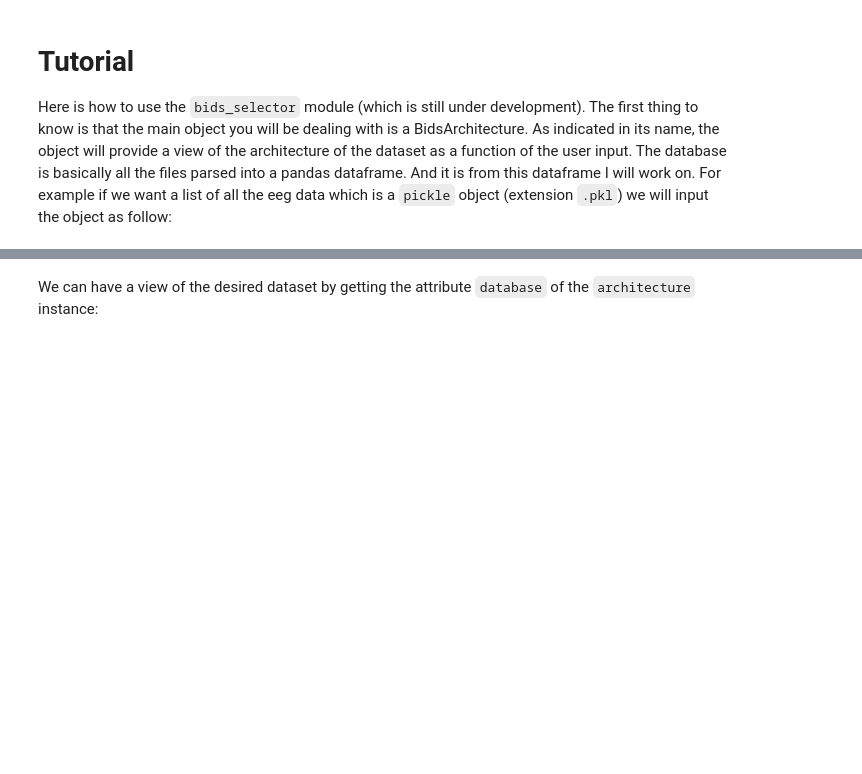
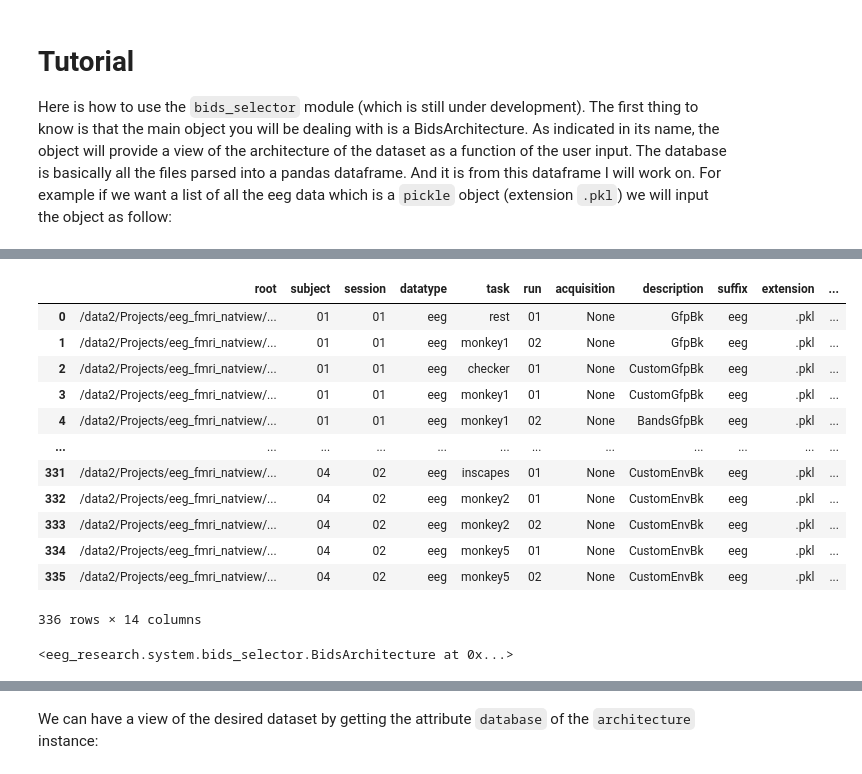
Before and after one commit to childmindresearch/eeg_research, a Jupyter notebook: src/eeg_research/system/test_lab.ipynb, the cells around one changed output, grey strips where cells are left out. Cells and saved outputs as stored; diff of their text form; code cells hidden in the pictures; blank space fills up the shorter version.

```diff
--- a/src/eeg_research/system/test_lab.ipynb
+++ b/src/eeg_research/system/test_lab.ipynb
@@ -18,0 +53,49 @@ architecture = BidsArchitecture(
+# %%
+import copy
+import pandas as pd
+kwargs = {"subject": "01-05"}
+
+valid_keys = [
+        "subject", "session", "datatype", "task", "run",
+        "acquisition", "description", "suffix", "extension"
+    ]
+
+# Validate keys
+for key in kwargs:
+    if key not in valid_keys:
+        raise ValueError(f"Invalid selection key: {key}")
+
+# Create new instance
+new_instance = copy.deepcopy(architecture)
+
+# Build combined mask for all conditions
+mask = pd.Series(True, index=architecture.database.index)
+
+for key, value in kwargs.items():
+    if value is not None:
+        if isinstance(value, list):
+            mask &= architecture.database[key].isin(value)
+        elif isinstance(value, str):
+            value = value.strip()
+            if value:  # Skip empty strings
+                mask &= architecture._perform_selection(architecture.database[key], value)
+# %%
+new_instance = new_instance._database.loc[mask]
+# %% [output]
+|  | root | subject | session | datatype | task | run | acquisition | description | suffix | extension | ... |
+| 0 | /data2/Projects/eeg_fmri_natview/... | 01 | 01 | eeg | rest | 01 | None | GfpBk | eeg | .pkl | ... |
+| 1 | /data2/Projects/eeg_fmri_natview/... | 01 | 01 | eeg | monkey1 | 02 | None | GfpBk | eeg | .pkl | ... |
+| 2 | /data2/Projects/eeg_fmri_natview/... | 01 | 01 | eeg | checker | 01 | None | CustomGfpBk | eeg | .pkl | ... |
+| 3 | /data2/Projects/eeg_fmri_natview/... | 01 | 01 | eeg | monkey1 | 01 | None | CustomGfpBk | eeg | .pkl | ... |
+| 4 | /data2/Projects/eeg_fmri_natview/... | 01 | 01 | eeg | monkey1 | 02 | None | BandsGfpBk | eeg | .pkl | ... |
+| ... | ... | ... | ... | ... | ... | ... | ... | ... | ... | ... | ... |
+| 331 | /data2/Projects/eeg_fmri_natview/... | 04 | 02 | eeg | inscapes | 01 | None | CustomEnvBk | eeg | .pkl | ... |
+| 332 | /data2/Projects/eeg_fmri_natview/... | 04 | 02 | eeg | monkey2 | 01 | None | CustomEnvBk | eeg | .pkl | ... |
+| 333 | /data2/Projects/eeg_fmri_natview/... | 04 | 02 | eeg | monkey2 | 02 | None | CustomEnvBk | eeg | .pkl | ... |
+| 334 | /data2/Projects/eeg_fmri_natview/... | 04 | 02 | eeg | monkey5 | 01 | None | CustomEnvBk | eeg | .pkl | ... |
+| 335 | /data2/Projects/eeg_fmri_natview/... | 04 | 02 | eeg | monkey5 | 02 | None | CustomEnvBk | eeg | .pkl | ... |
+336 rows × 14 columns
+# %%
+new_instance._
+# %% [output]
+<eeg_research.system.bids_selector.BidsArchitecture at 0x...>
```
Also changed, not shown: parts of 7 cells of this notebook, 1 other file.
